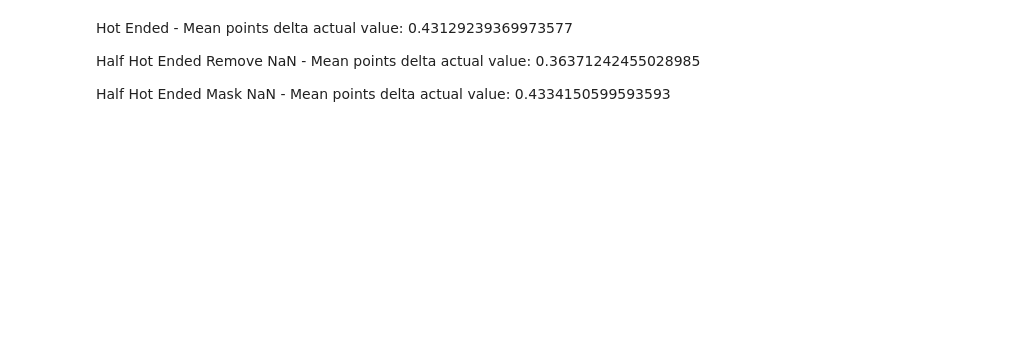
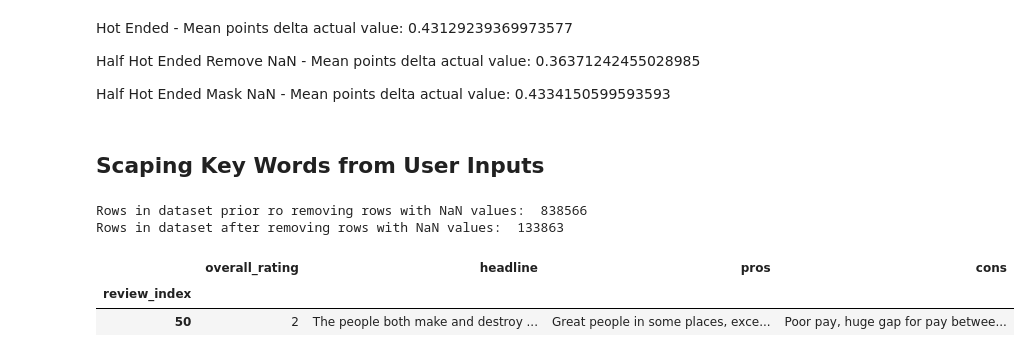
Before and after one commit to mlister3/job_satisfaction_neural_network, a Jupyter notebook: neural_network_predicting_job_happiness.ipynb, the cells around one changed output. Drawn from its saved outputs; the diff is of its cells as text; code cells hidden in the pictures; blank space fills up the shorter version.

```diff
--- a/neural_network_predicting_job_happiness.ipynb
+++ b/neural_network_predicting_job_happiness.ipynb
@@ -174,9 +295,0 @@ X_train_scaled.shape
-# %%
-working_half_hotend_df = unedited_working_df.copy()
-working_half_hotend_df = working_half_hotend_df.drop(['date_review', 'job_title', 'location'], axis=1)
-
-columns_to_convert = ['overall_rating', 'work_life_balance', 'culture_values',
-                      'diversity_inclusion', 'career_opp', 'comp_benefits',
-                      'senior_mgmt']
-
-working_half_hotend_df[columns_to_convert] = working_half_hotend_df[columns_to_convert].astype(float)
@@ -450,3 +443,17 @@ Hot Ended - Mean points delta actual value:  0.43129239369973577
 Half Hot Ended Remove NaN - Mean points delta actual value:  0.36371242455028985
 
 Half Hot Ended Mask NaN - Mean points delta actual value:  0.4334150599593593
+# %% [markdown]
+## Scaping Key Words from User Inputs
+# %%
+working_user_input_df = user_input_df.copy()
+working_user_input_df = working_user_input_df[working_user_input_df.index.isin(working_half_hotend_df.index)]
+print("Rows in dataset prior ro removing rows with NaN values: ", len(user_input_df))
+print("Rows in dataset after removing rows with NaN values: ", len(working_user_input_df))
+working_user_input_df.head(1)
+# %% [output]
+Rows in dataset prior ro removing rows with NaN values:  838566
+Rows in dataset after removing rows with NaN values:  133863
+|  | overall_rating | headline | pros | cons |
+| review_index |  |  |  |  |
+| 50 | 2 | The people both make and destroy ... | Great people in some places, exce... | Poor pay, huge gap for pay betwee... |
```
Also changed, not shown: parts of 30 cells of this notebook.
